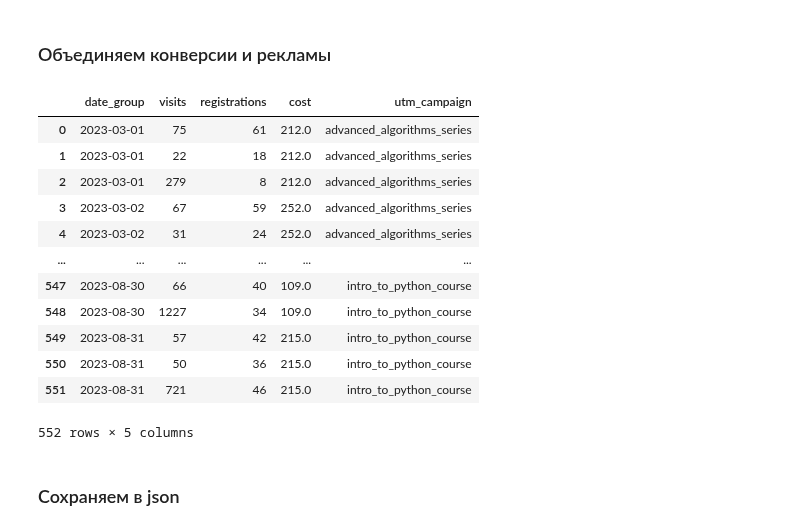
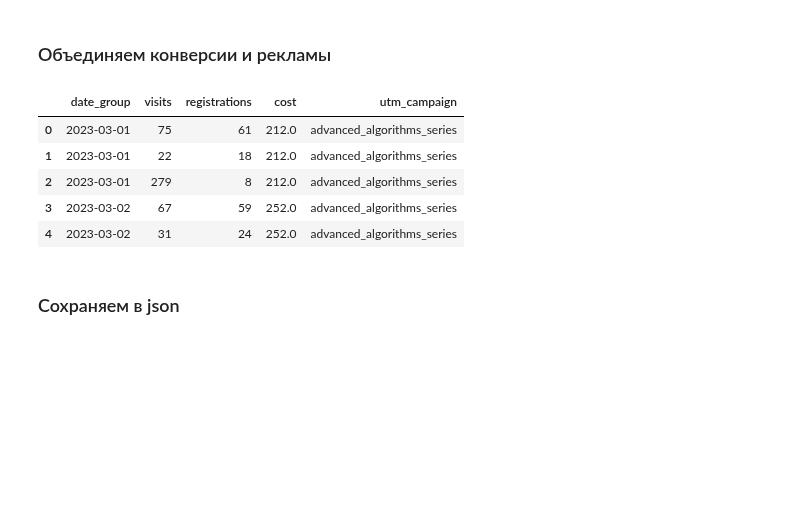
Before and after one commit to MrChelas/data-analytics-project-100, a Jupyter notebook: charts_project.ipynb, the cells around one changed output. Drawn from its saved outputs; the diff is of its cells as text; code cells hidden in the pictures; blank space fills up the shorter version.

```diff
--- a/charts_project.ipynb
+++ b/charts_project.ipynb
@@ -169,7 +169,7 @@ df_joined.to_json('conversion.json', force_ascii=False)
 ### Загрузка csv  с данными о рекламных кампаниях, подготовка данных
 # %%
 #df_ads = pd.read_csv('https://docs.google.com/spreadsheets/d/e/2PACX-1vT6RhvjENpQIKjGraRn24hPtM2REf8sYqvGh6pPCp3rwSfMagyiRSiUeZMugZWhimruBdoQzNeCAfEX/pub?gid=1700660919&single=true&output=csv')
-df_ads = pd.read_csv('./ads.csv', index_col=0)
+df_ads = pd.read_csv('./ads.csv')
 # %%
 df_ads.info()
 # %% [output]
@@ -203,21 +203,14 @@ df_ads_joined = pd.merge(df_joined, df_ads, left_on='date_group', right_on='date
 # %%
 #Оставляем поля, указанные в требованиях шага 4
 df_ads_joined = df_ads_joined[['date_group', 'visits','registrations','cost', 'utm_campaign']]
-df_ads_joined
+df_ads_joined.head()
 # %% [output]
 |  | date_group | visits | registrations | cost | utm_campaign |
 | 0 | 2023-03-01 | 75 | 61 | 212.0 | advanced_algorithms_series |
 | 1 | 2023-03-01 | 22 | 18 | 212.0 | advanced_algorithms_series |
 | 2 | 2023-03-01 | 279 | 8 | 212.0 | advanced_algorithms_series |
 | 3 | 2023-03-02 | 67 | 59 | 252.0 | advanced_algorithms_series |
 | 4 | 2023-03-02 | 31 | 24 | 252.0 | advanced_algorithms_series |
-| ... | ... | ... | ... | ... | ... |
-| 547 | 2023-08-30 | 66 | 40 | 109.0 | intro_to_python_course |
-| 548 | 2023-08-30 | 1227 | 34 | 109.0 | intro_to_python_course |
-| 549 | 2023-08-31 | 57 | 42 | 215.0 | intro_to_python_course |
-| 550 | 2023-08-31 | 50 | 36 | 215.0 | intro_to_python_course |
-| 551 | 2023-08-31 | 721 | 46 | 215.0 | intro_to_python_course |
-552 rows × 5 columns
 # %% [markdown]
 ### Сохраняем в json
 # %%
```
Also changed, not shown: parts of 2 cells of this notebook.
